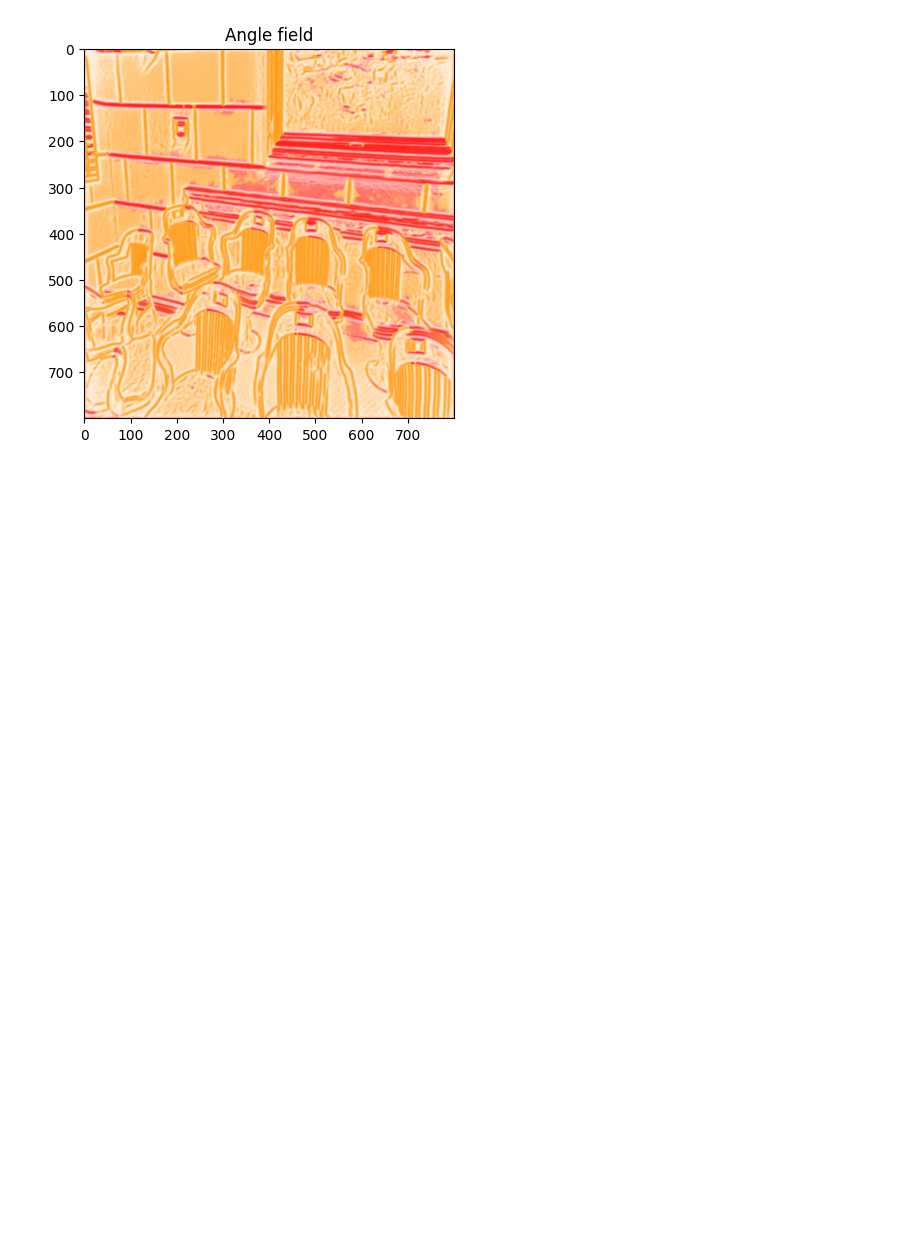
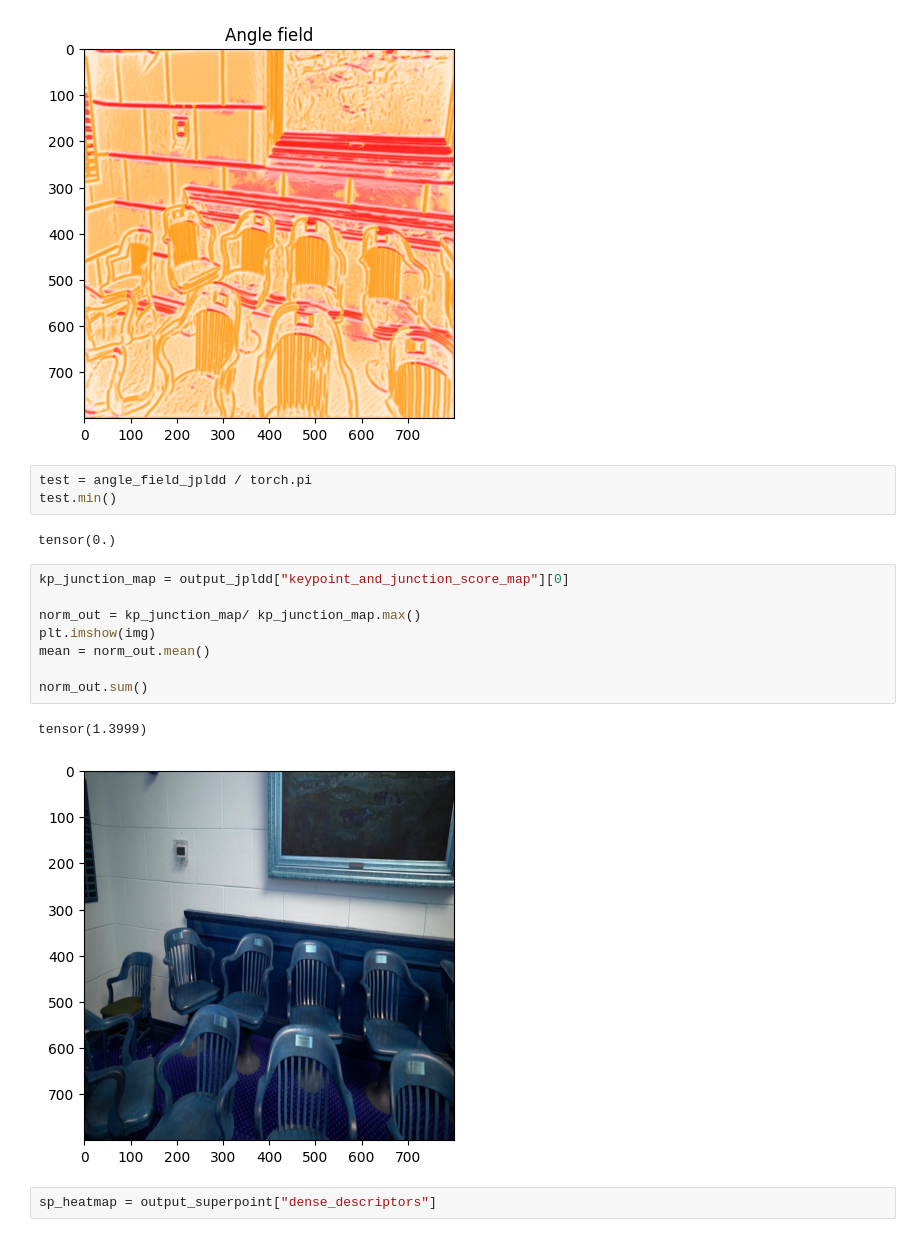
Before and after one commit to ewgoedeke/glue-factory, a Jupyter notebook: notebooks/training_visualization.ipynb, the cells around one changed output. Saved outputs shown, nothing was run; the diff lists cells and outputs as text; blank space fills up the shorter version.

```diff
--- a/notebooks/training_visualization.ipynb
+++ b/notebooks/training_visualization.ipynb
@@ -94,3 +111,21 @@ plt.imshow(get_flow_vis(distance_field_jpldd,angle_field_jpldd))
 # %% [output]
 <matplotlib.image.AxesImage at 0x...>
 [figure]
+# %%
+test = angle_field_jpldd / torch.pi
+test.min()
+# %% [output]
+tensor(0.)
+# %%
+kp_junction_map = output_jpldd["keypoint_and_junction_score_map"][0]
+
+norm_out = kp_junction_map/ kp_junction_map.max()
+plt.imshow(img)
+mean = norm_out.mean()
+
+norm_out.sum()
+# %% [output]
+tensor(1.3999)
+[figure, added]
+# %%
+sp_heatmap = output_superpoint["dense_descriptors"]
```
Also changed, not shown: parts of 7 cells of this notebook.
